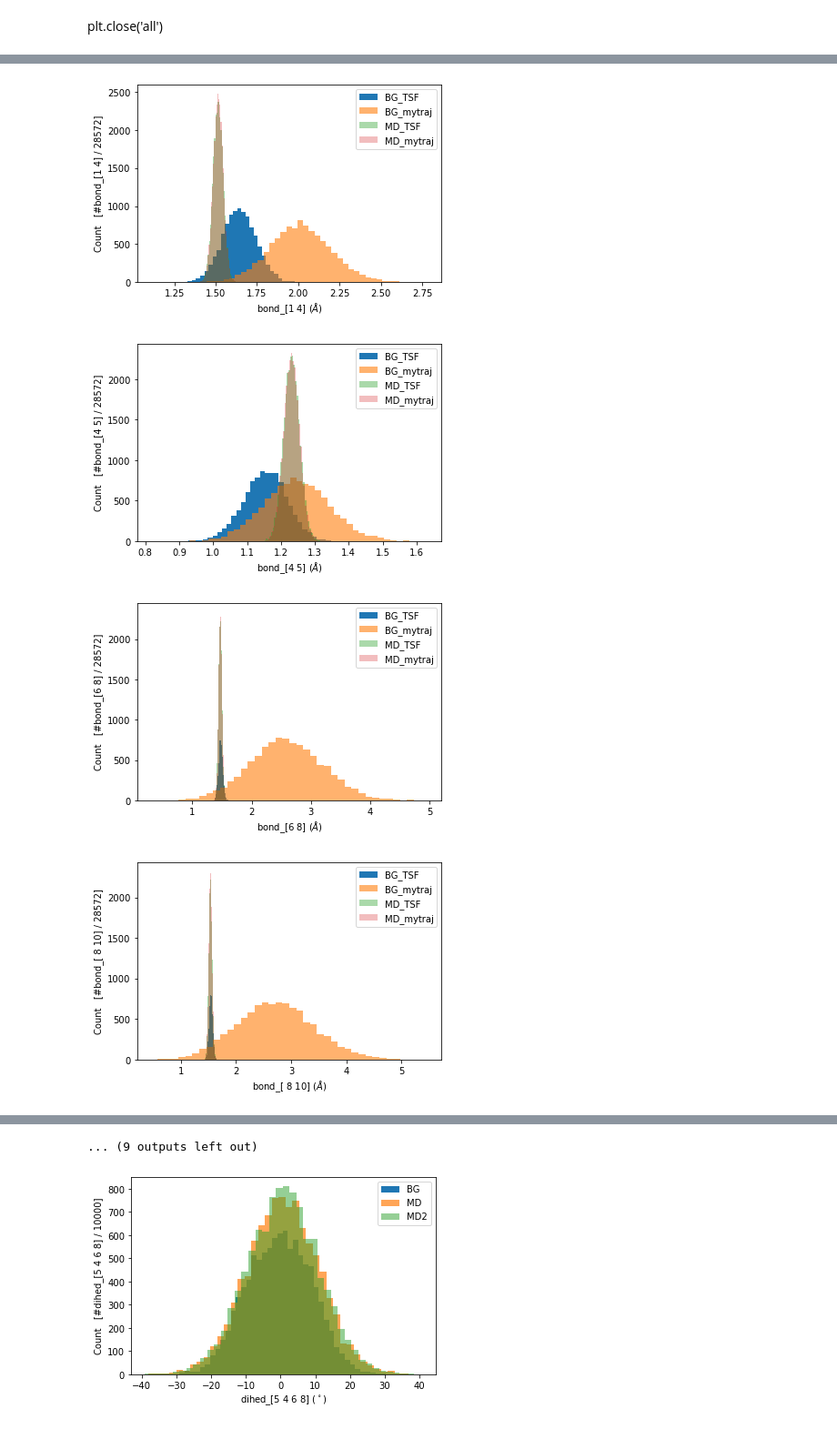
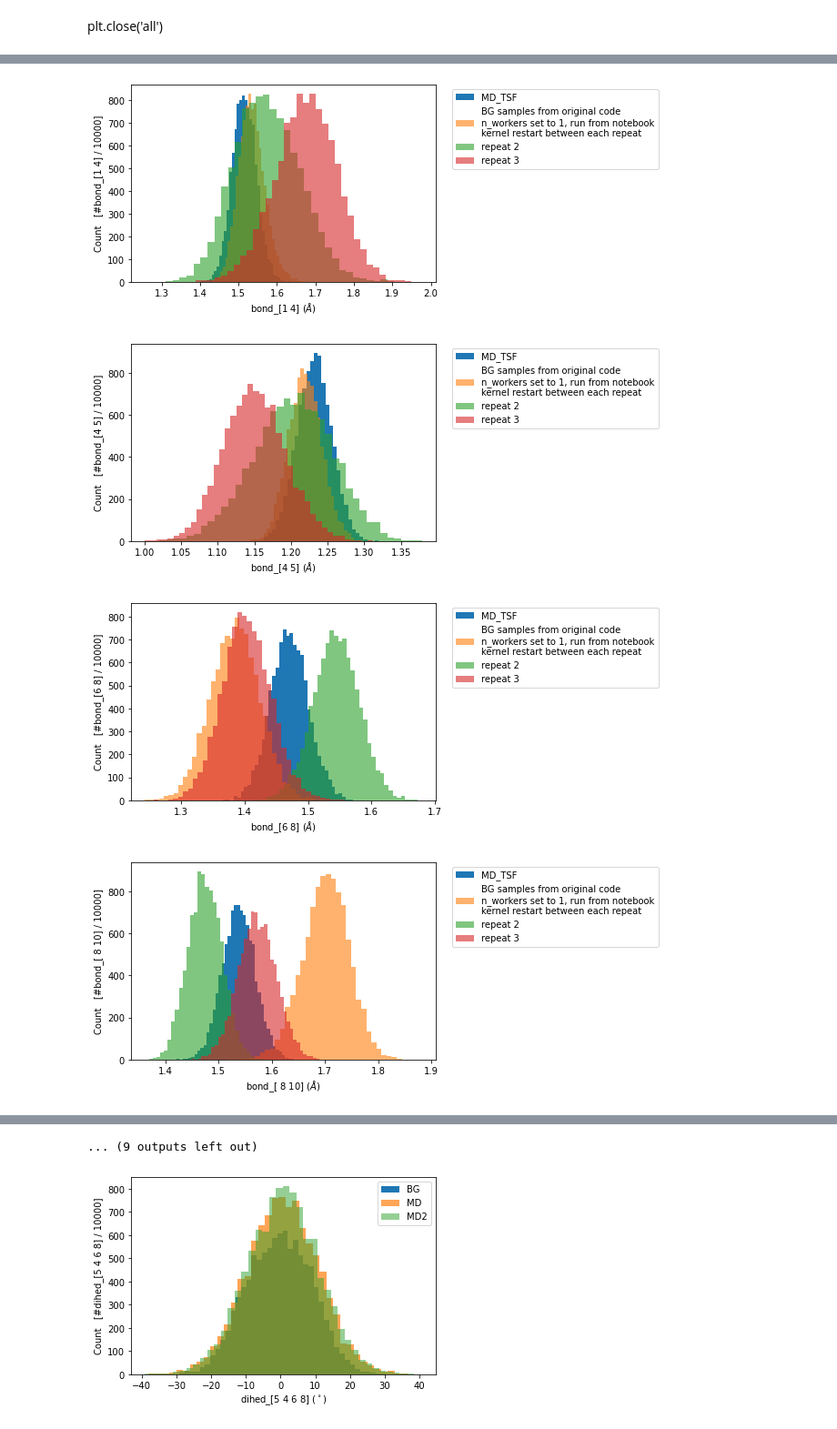
Before and after one commit to michellab/bgflow, a Jupyter notebook: BGflow_examples/VMDhistograms.ipynb, the cells around one changed output, grey strips where cells are left out. Shown: that part at 91% size. Drawn from its saved outputs; the diff is of its cells as text; code cells hidden in the pictures.

```diff
--- a/BGflow_examples/VMDhistograms.ipynb
+++ b/BGflow_examples/VMDhistograms.ipynb
@@ -32,10 +49,23 @@ def plot_dof_comparison(BGdof, BG2dof, MDdof, MD2dof, dofname):
 # %%
 #plot_dof_comparison(BGangles,MDangles,"HNC angle")
 # %%
-trajectory_bg = pt.load('TSF_stride35_samplestraj.dcd', top='ala2_fromURL.pdb')
-trajectory_bg2 = pt.load('obcstride10Samplestraj.dcd', top='ala2_fromURL.pdb')
-trajectory_md = pt.load('TSFtraj.dcd',top='ala2_fromURL.pdb',stride=35)
-trajectory_md2 = pt.load('obcimplicit.dcd', top='ala2_fromURL.pdb', stride=10)
+#trajectory_bg = pt.load('mytraj_full_samplestraj.dcd', top='ala2_fromURL.pdb')
+#trajectory_bg2 = pt.load('obcstride10Samplestraj.dcd', top='ala2_fromURL.pdb')
+#trajectory_bg3 = pt.load('TSF_stride35_samplestraj.dcd', top='ala2_fromURL.pdb')
+trajectory_bgTSFrepeat1 = pt.load('TSFtraj_stride4_samplestraj.dcd',top='ala2_fromURL.pdb')
+trajectory_bgTSFrepeat2 = pt.load('TSFtraj_stride4_repeat2_samplestraj.dcd',top='ala2_fromURL.pdb')
+trajectory_md = pt.load('TSFtraj.dcd',top='ala2_fromURL.pdb',stride=100)
+#trajectory_md2 = pt.load('obcimplicit.dcd', top='ala2_fromURL.pdb', stride=10)
+# %%
+trajectory_bgTSFrepeat3 = pt.load('TSFtraj_stride4_repeat3_samplestraj.dcd', top='ala2_fromURL.pdb')
+trajectory_bgTSFrepeat4 = pt.load('TSFtraj_stride4_repeat4_n1_samplestraj.dcd', top='ala2_fromURL.pdb')
+trajectory_bgTSFrepeat5 = pt.load('TSFtraj_stride4_repeat1_n1_newGPU_samplestraj.dcd', top='ala2_fromURL.pdb')
+trajectory_bgTSFrepeat6 = pt.load('TSFtraj_stride4_repeat2_n1_newGPU_samplestraj.dcd', top='ala2_fromURL.pdb')
+trajectory_bgTSFrepeat7 = pt.load('TSFtraj_stride4_repeat3_n1_newGPU_samplestraj.dcd', top='ala2_fromURL.pdb')
+# %%
+trajectory_repeat1 = pt.load('orig_samples_nb_1worker1.dcd', top='ala2_fromURL.pdb')
+trajectory_repeat2 = pt.load('orig_samples_nb_1worker2.dcd', top='ala2_fromURL.pdb')
+trajectory_repeat3 = pt.load('orig_samples_nb_1worker3.dcd', top='ala2_fromURL.pdb')
 # %%
 def calc_bonds(trajectory,type):
     bonds = {}
@@ -96,9 +105,27 @@ Index(['[1 4]', '[4 5]', '[6 8]', '[ 8 10]', '[ 8 14]', '[14 15]', '[16 18]',
+# %%
+BGbondsrepeat1 = calc_bonds(trajectory_repeat1, type='d')
+BGbondsrepeat2 = calc_bonds(trajectory_repeat2, type='d')
+BGbondsrepeat3 = calc_bonds(trajectory_repeat3, type='d')
+#BGbonds_TSFrepeat4 = calc_bonds(trajectory_bgTSFrepeat4, type='d')
+#BGbonds_TSFrepeat5 = calc_bonds(trajectory_bgTSFrepeat5, type='d')
+#BGbonds_TSFrepeat6 = calc_bonds(trajectory_bgTSFrepeat6, type='d')
+#BGbonds_TSFrepeat7 = calc_bonds(trajectory_bgTSFrepeat7, type='d')
 # %%
 #print(BGbonds.columns)
-for col in BGbonds.columns:
-    plot_dof_comparison(BGbonds[col],BG2bonds[col],MDbonds[col],MD2bonds[col] ,dofname=f'bond_{col}')
+for col in BGbondsrepeat1.columns:
+    plot_dof_comparison(
+        BGbondsrepeat1[col],
+        BGbondsrepeat2[col],
+        BGbondsrepeat3[col],
+        #BGbonds_TSFrepeat4[col],
+        #BGbonds_TSFrepeat5[col],
+        #BGbonds_TSFrepeat6[col],
+        #BGbonds_TSFrepeat7[col],
+        MDbonds[col],
+        dofname=f'bond_{col}'
+    )
 # %% [output]
-[figure, old version]
+[figure, new version]
-[figure, old version]
+[figure, new version]
-[figure, old version]
+[figure, new version]
-[figure, old version]
+[figure, new version]
```
Also changed, not shown: parts of 5 cells of this notebook, 6 other files.
